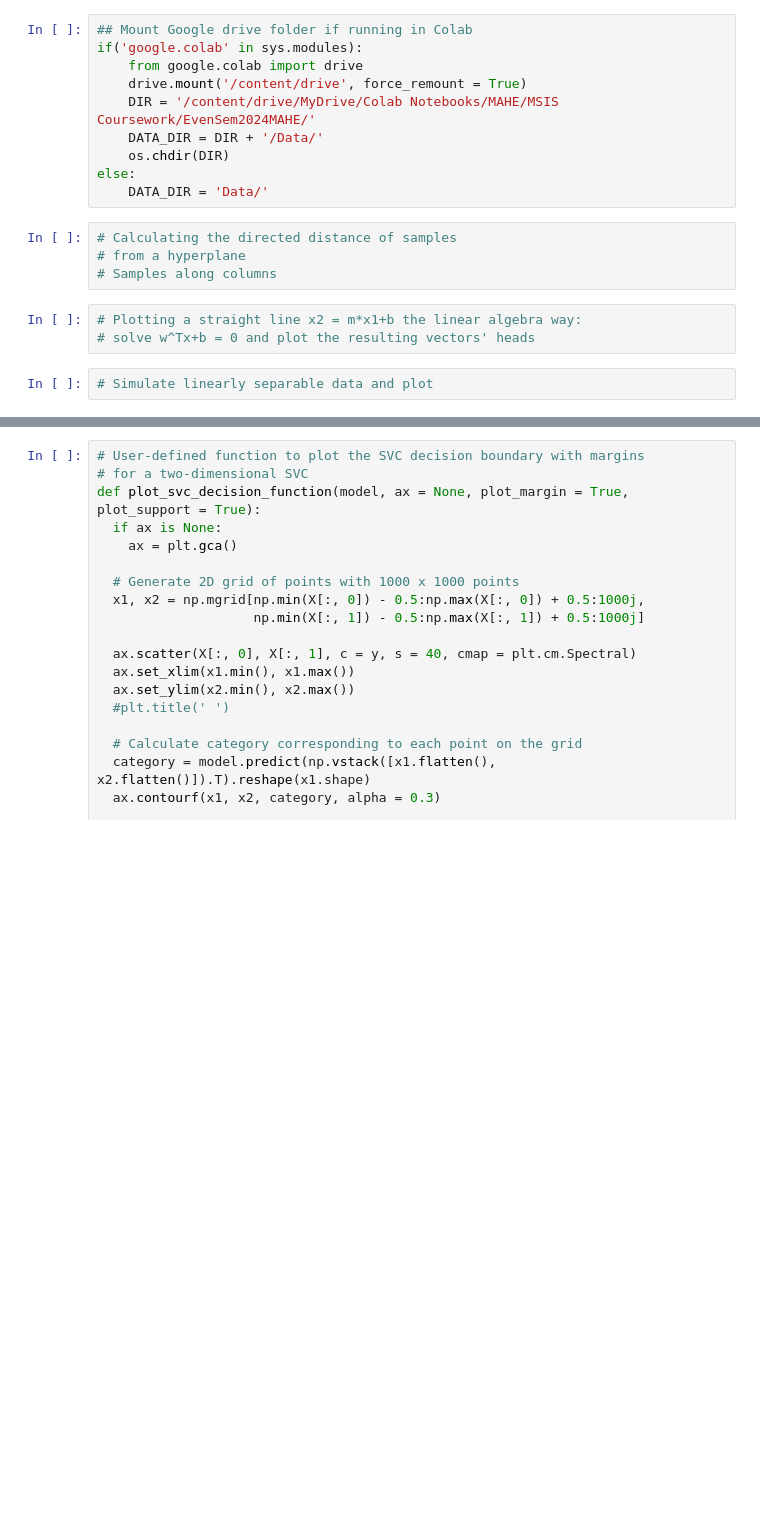
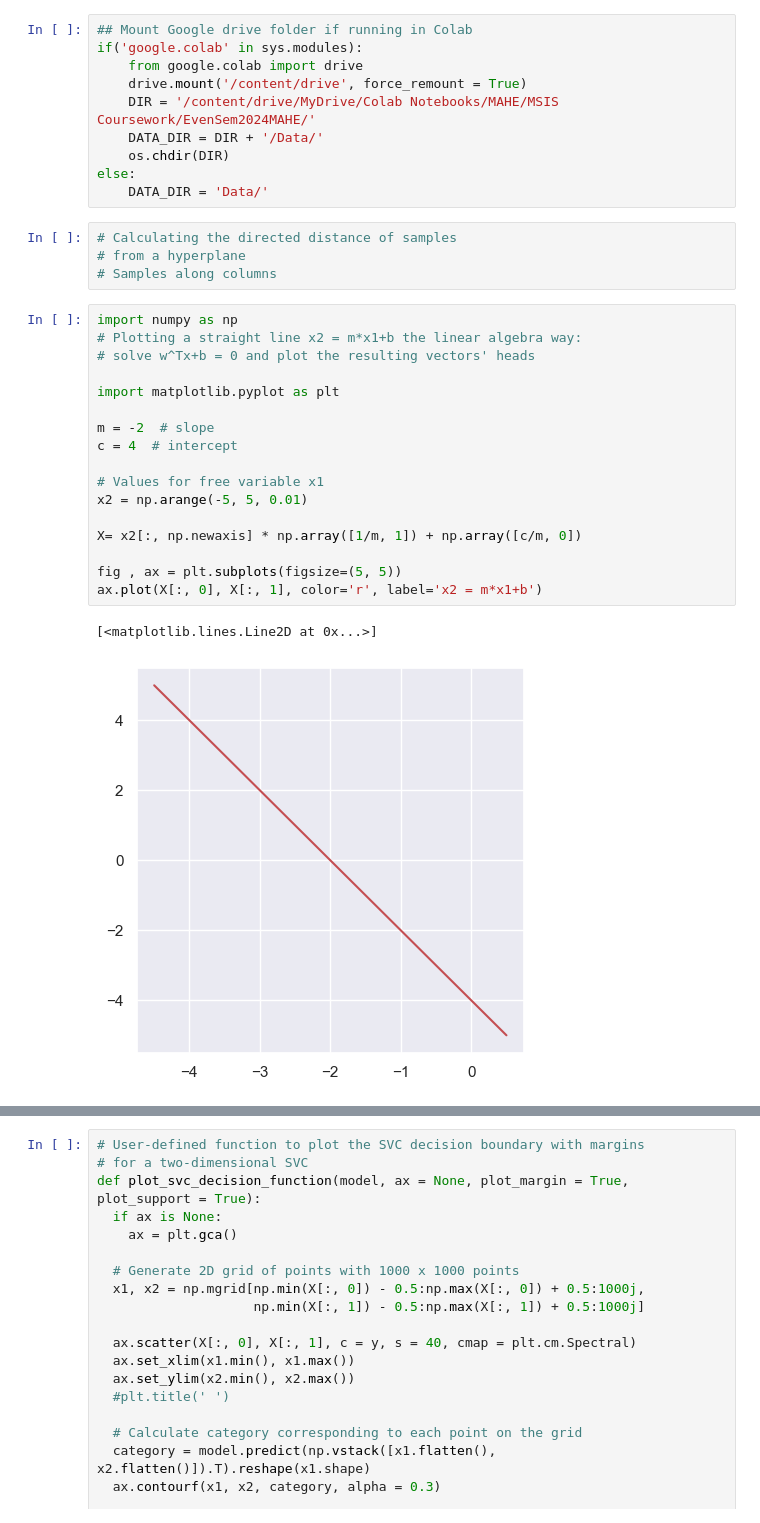
Before and after one commit to adityab24840/Machine-Learning-Principles-and-Applications, a Jupyter notebook: Codes/AML5203_SVMDemo_Python.ipynb, the cells around one changed output, grey strips where cells are left out. Cells and saved outputs as stored; diff of their text form; blank space fills up the shorter version.

```diff
--- a/Codes/AML5203_SVMDemo_Python.ipynb
+++ b/Codes/AML5203_SVMDemo_Python.ipynb
@@ -40,8 +40,23 @@ else:
 # Calculating the directed distance of samples
 # from a hyperplane
 # Samples along columns
-# %%
-# Plotting a straight line x2 = m*x1+b the linear algebra way:
-# solve w^Tx+b = 0 and plot the resulting vectors' heads
-# %%
-# Simulate linearly separable data and plot
+# %%
+import numpy as np
+# Plotting a straight line x2 = m*x1+b the linear algebra way:
+# solve w^Tx+b = 0 and plot the resulting vectors' heads
+
+import matplotlib.pyplot as plt
+
+m = -2  # slope
+c = 4  # intercept
+
+# Values for free variable x1
+x2 = np.arange(-5, 5, 0.01)
+
+X= x2[:, np.newaxis] * np.array([1/m, 1]) + np.array([c/m, 0])
+
+fig , ax = plt.subplots(figsize=(5, 5))
+ax.plot(X[:, 0], X[:, 1], color='r', label='x2 = m*x1+b')
+# %% [output]
+[<matplotlib.lines.Line2D at 0x...>]
+[figure, added]
```
Also changed, not shown: parts of 5 cells of this notebook, 1 other file.
